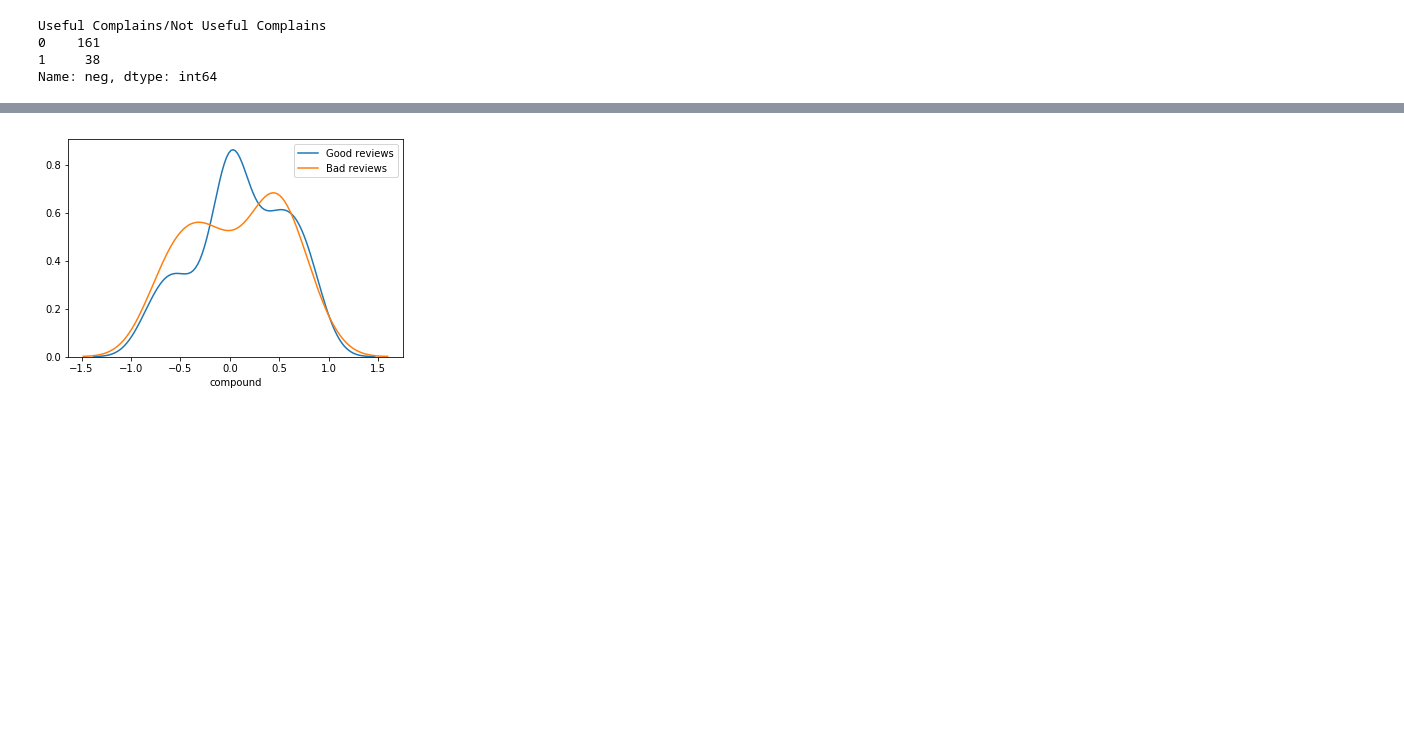
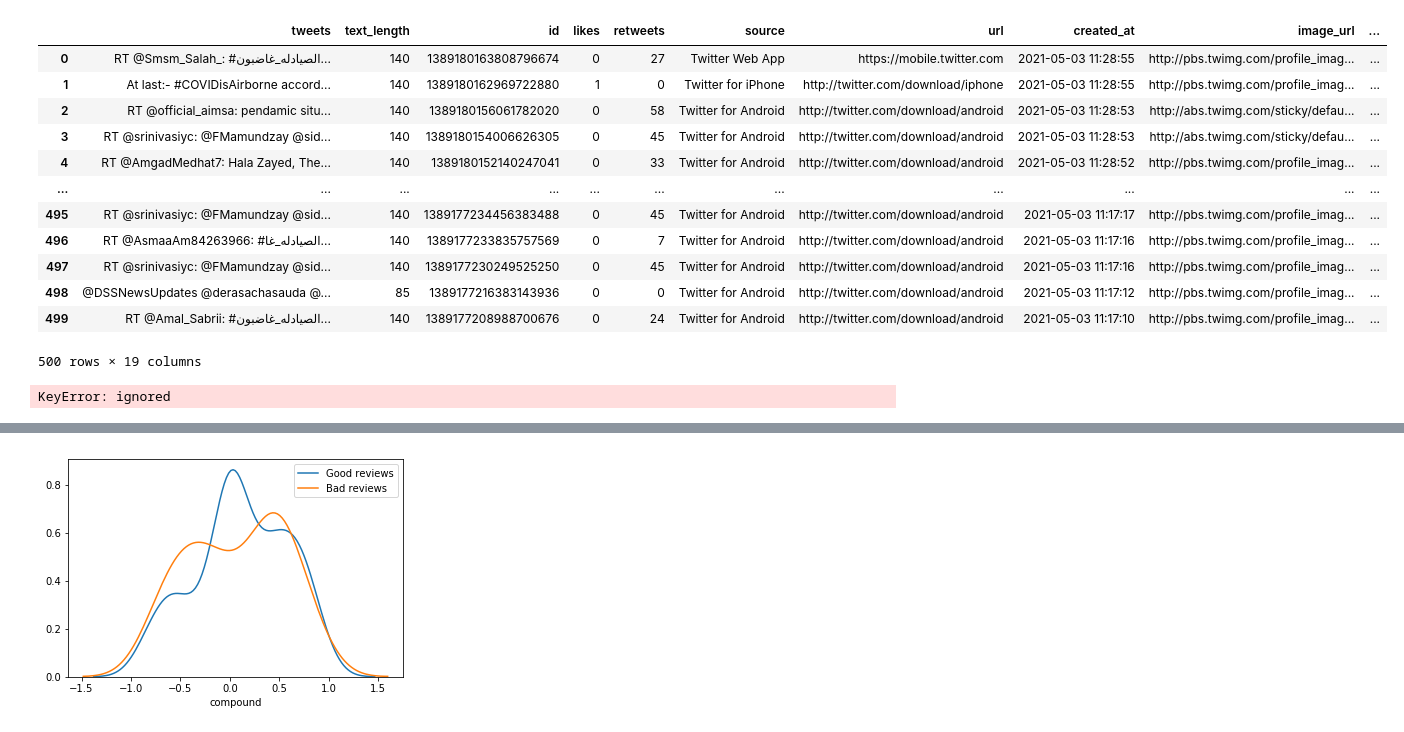
Before and after one commit to maitri23/major_proj, a Jupyter notebook: Twitter_Complains.ipynb, the cells around one changed output, grey strips where cells are left out. Saved outputs shown, nothing was run; the diff lists cells and outputs as text; code cells hidden in the pictures; blank space fills up the shorter version.

```diff
--- a/Twitter_Complains.ipynb
+++ b/Twitter_Complains.ipynb
@@ -126,10 +126,23 @@ df["sentiments"] = df["tweets"].apply(lambda x: sid.polarity_scores(x))
+# %%
+df
+# %% [output]
+|  | tweets | text_length | id | likes | retweets | source | url | created_at | image_url | ... |
+| 0 | RT @Smsm_Salah_: #الصيادله_غاضبون... | 140 | 1389180163808796674 | 0 | 27 | Twitter Web App | https://mobile.twitter.com | 2021-05-03 11:28:55 | http://pbs.twimg.com/profile_imag... | ... |
+| 1 | At last:- #COVIDisAirborne accord... | 140 | 1389180162969722880 | 1 | 0 | Twitter for iPhone | http://twitter.com/download/iphone | 2021-05-03 11:28:55 | http://pbs.twimg.com/profile_imag... | ... |
+| 2 | RT @official_aimsa: pendamic situ... | 140 | 1389180156061782020 | 0 | 58 | Twitter for Android | http://twitter.com/download/android | 2021-05-03 11:28:53 | http://abs.twimg.com/sticky/defau... | ... |
+| 3 | RT @srinivasiyc: @FMamundzay @sid... | 140 | 1389180154006626305 | 0 | 45 | Twitter for Android | http://twitter.com/download/android | 2021-05-03 11:28:53 | http://abs.twimg.com/sticky/defau... | ... |
+| 4 | RT @AmgadMedhat7: Hala Zayed, The... | 140 | 1389180152140247041 | 0 | 33 | Twitter for Android | http://twitter.com/download/android | 2021-05-03 11:28:52 | http://pbs.twimg.com/profile_imag... | ... |
+| ... | ... | ... | ... | ... | ... | ... | ... | ... | ... | ... |
+| 495 | RT @srinivasiyc: @FMamundzay @sid... | 140 | 1389177234456383488 | 0 | 45 | Twitter for Android | http://twitter.com/download/android | 2021-05-03 11:17:17 | http://pbs.twimg.com/profile_imag... | ... |
+| 496 | RT @AsmaaAm84263966: #الصيادله_غا... | 140 | 1389177233835757569 | 0 | 7 | Twitter for Android | http://twitter.com/download/android | 2021-05-03 11:17:16 | http://pbs.twimg.com/profile_imag... | ... |
+| 497 | RT @srinivasiyc: @FMamundzay @sid... | 140 | 1389177230249525250 | 0 | 45 | Twitter for Android | http://twitter.com/download/android | 2021-05-03 11:17:16 | http://pbs.twimg.com/profile_imag... | ... |
+| 498 | @DSSNewsUpdates @derasachasauda @... | 85 | 1389177216383143936 | 0 | 0 | Twitter for Android | http://twitter.com/download/android | 2021-05-03 11:17:12 | http://pbs.twimg.com/profile_imag... | ... |
+| 499 | RT @Amal_Sabrii: #الصيادله_غاضبون... | 140 | 1389177208988700676 | 0 | 24 | Twitter for Android | http://twitter.com/download/android | 2021-05-03 11:17:10 | http://pbs.twimg.com/profile_imag... | ... |
+500 rows × 19 columns
 # %%
-df1.groupby('Useful Complains/Not Useful Complains')['neg'].count()
+df.groupby('Useful Complains/Not Useful Complains')['neg'].count()
 # %% [output]
-Useful Complains/Not Useful Complains
-0    161
-1     38
-Name: neg, dtype: int64
+KeyError: ignored
 # %%
 
 # add number of characters column
```
Also changed, not shown: parts of 24 cells of this notebook.
